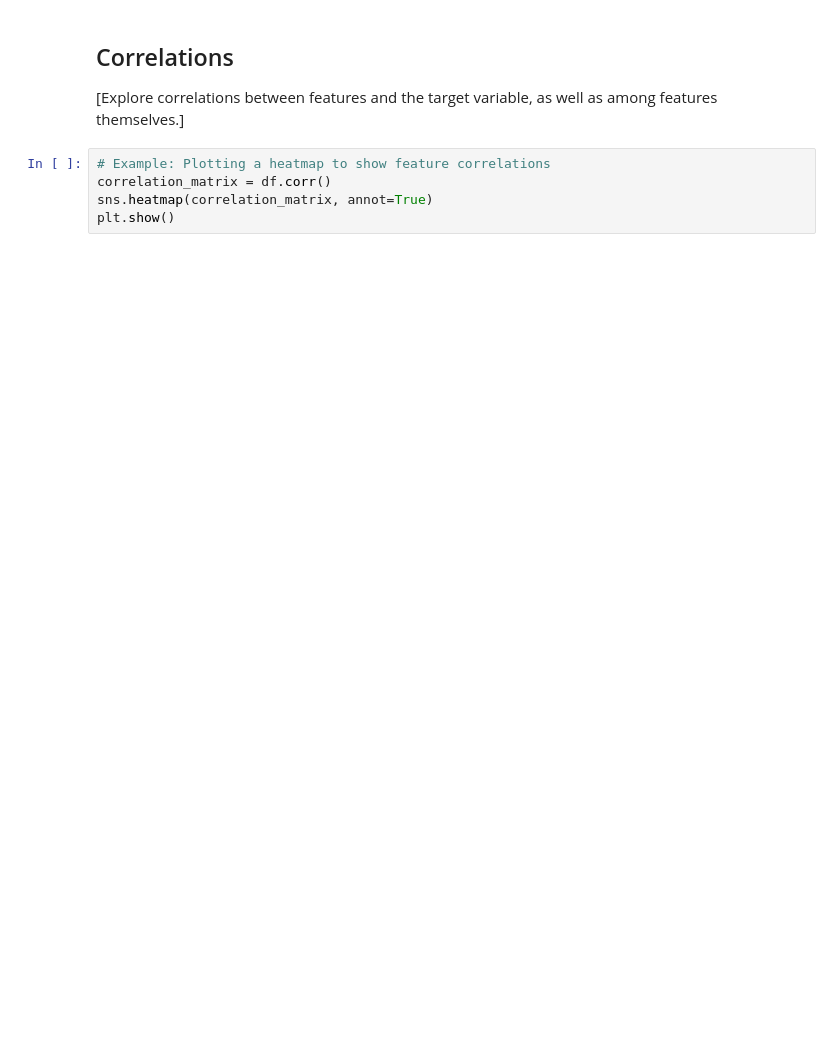
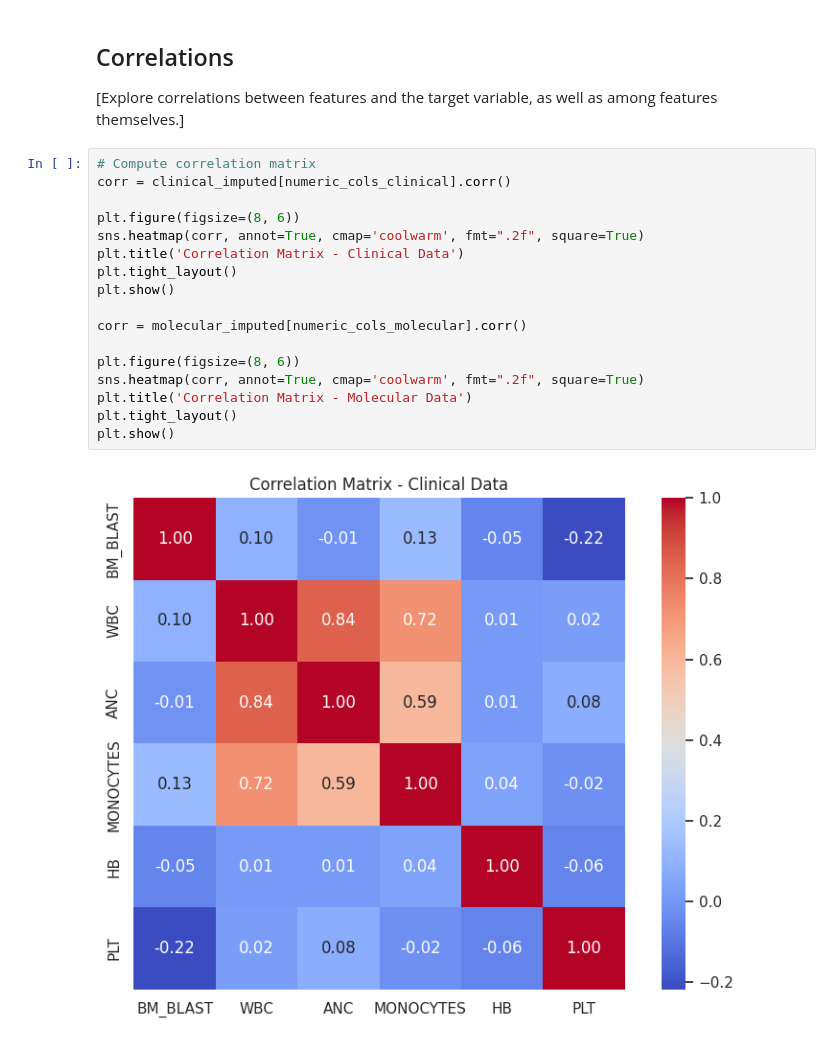
Before and after one commit to kaSae6/PredictLeukemiaSurvival, a Jupyter notebook: 1_DatasetCharacteristics/exploratory_data_analysis_KS.ipynb, the cells around one changed output. Cells and saved outputs as stored; diff of their text form; blank space fills up the shorter version.

```diff
--- a/1_DatasetCharacteristics/exploratory_data_analysis_KS.ipynb
+++ b/1_DatasetCharacteristics/exploratory_data_analysis_KS.ipynb
@@ -401,8 +461,22 @@ plt.show()
 ## Correlations
 
 [Explore correlations between features and the target variable, as well as among features themselves.]
-# %%
-# Example: Plotting a heatmap to show feature correlations
-correlation_matrix = df.corr()
-sns.heatmap(correlation_matrix, annot=True)
-plt.show()
+# %%
+# Compute correlation matrix
+corr = clinical_imputed[numeric_cols_clinical].corr()
+
+plt.figure(figsize=(8, 6))
+sns.heatmap(corr, annot=True, cmap='coolwarm', fmt=".2f", square=True)
+plt.title('Correlation Matrix - Clinical Data')
+plt.tight_layout()
+plt.show()
+
+corr = molecular_imputed[numeric_cols_molecular].corr()
+
+plt.figure(figsize=(8, 6))
+sns.heatmap(corr, annot=True, cmap='coolwarm', fmt=".2f", square=True)
+plt.title('Correlation Matrix - Molecular Data')
+plt.tight_layout()
+plt.show()
+# %% [output]
+[figure, added]
```
Also changed, not shown: parts of 6 cells of this notebook.
